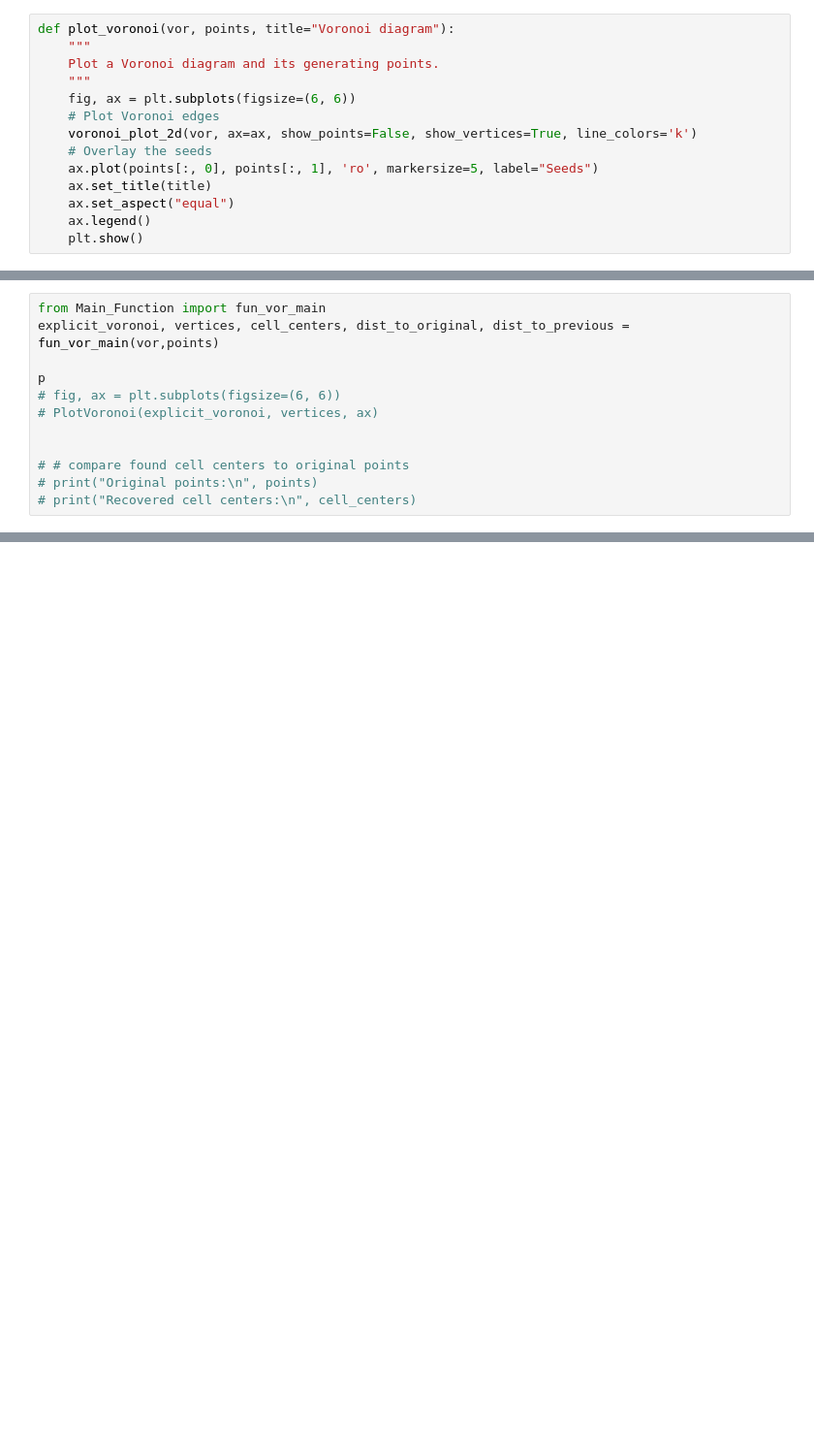
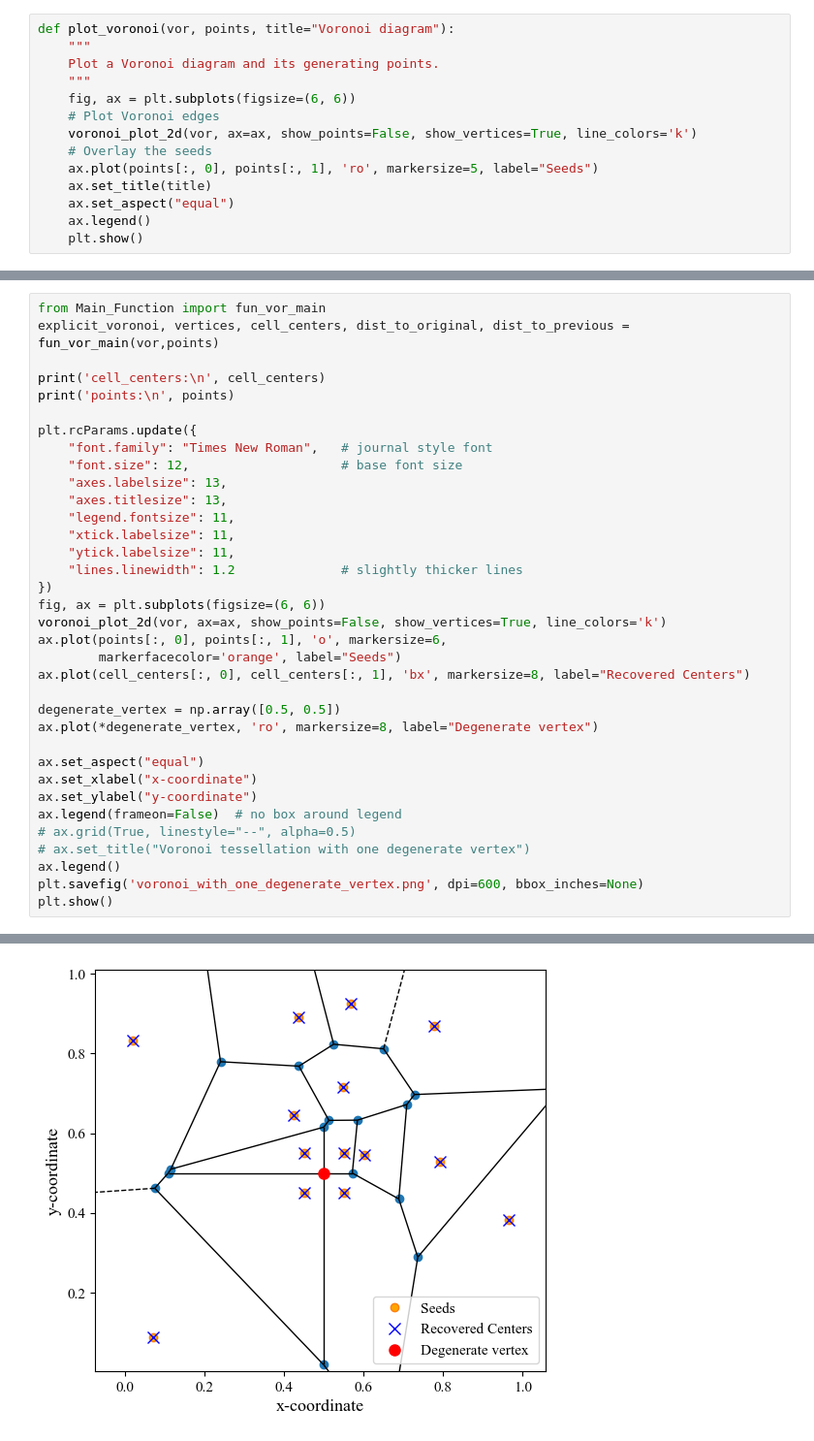
Before and after one commit to NejdetBalkir/Inverse_Voronoi, a Jupyter notebook: degeneracy_testing.ipynb, the cells around one changed output, grey strips where cells are left out. Shown at 97% size. Drawn from its saved outputs; the diff is of its cells as text; blank space fills up the shorter version.

```diff
--- a/degeneracy_testing.ipynb
+++ b/degeneracy_testing.ipynb
@@ -111,11 +153,35 @@ plt.show()
 from Main_Function import fun_vor_main
 explicit_voronoi, vertices, cell_centers, dist_to_original, dist_to_previous = fun_vor_main(vor,points)
 
-p
-# fig, ax = plt.subplots(figsize=(6, 6))
-# PlotVoronoi(explicit_voronoi, vertices, ax)
+print('cell_centers:\n', cell_centers)
+print('points:\n', points)
 
+plt.rcParams.update({
+    "font.family": "Times New Roman",   # journal style font
+    "font.size": 12,                    # base font size
+    "axes.labelsize": 13,
+    "axes.titlesize": 13,
+    "legend.fontsize": 11,
+    "xtick.labelsize": 11,
+    "ytick.labelsize": 11,
+    "lines.linewidth": 1.2              # slightly thicker lines
+})
+fig, ax = plt.subplots(figsize=(6, 6))
+voronoi_plot_2d(vor, ax=ax, show_points=False, show_vertices=True, line_colors='k')
+ax.plot(points[:, 0], points[:, 1], 'o', markersize=6,
+        markerfacecolor='orange', label="Seeds")
+ax.plot(cell_centers[:, 0], cell_centers[:, 1], 'bx', markersize=8, label="Recovered Centers")
 
-# # compare found cell centers to original points
-# print("Original points:\n", points)
-# print("Recovered cell centers:\n", cell_centers)
+degenerate_vertex = np.array([0.5, 0.5])
+ax.plot(*degenerate_vertex, 'ro', markersize=8, label="Degenerate vertex")
+
+ax.set_aspect("equal")
+ax.set_xlabel("x-coordinate")
+ax.set_ylabel("y-coordinate")
+ax.legend(frameon=False)  # no box around legend
+# ax.grid(True, linestyle="--", alpha=0.5)
+# ax.set_title("Voronoi tessellation with one degenerate vertex")
+ax.legend()
+plt.savefig('voronoi_with_one_degenerate_vertex.png', dpi=600, bbox_inches=None)
+plt.show()
+# %% [output]
@@ -121,0 +205 @@ p
+[figure, added]
```
Also changed, not shown: parts of 4 cells of this notebook, 11 other files.
